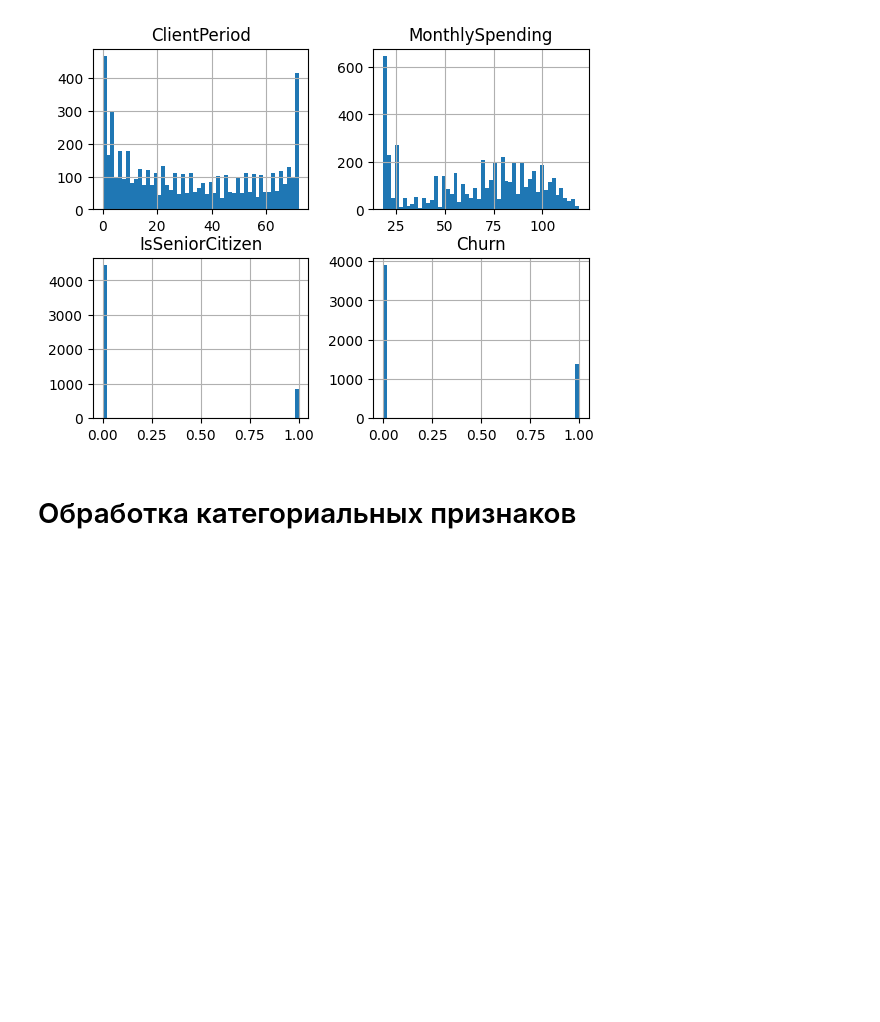
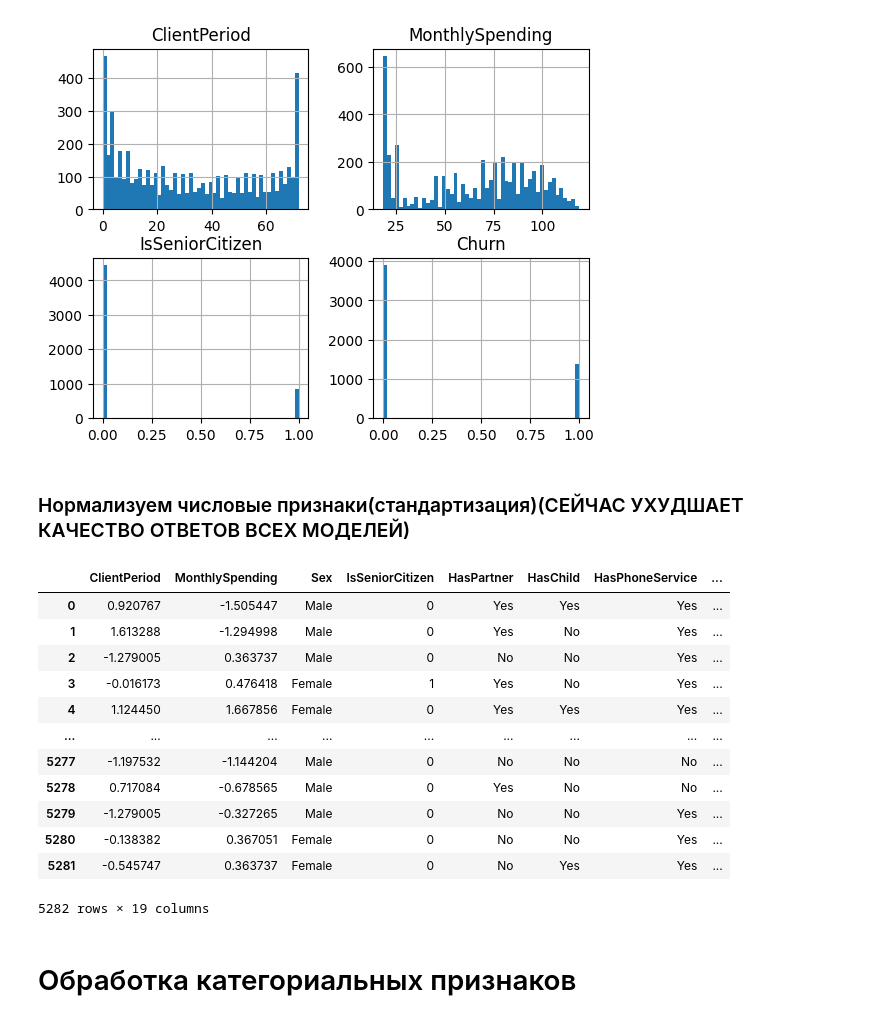
Before and after one commit to Chillibumbik/ML_study, a Jupyter notebook: first_practical_task/classif.ipynb, the cells around one changed output. Saved outputs shown, nothing was run; the diff lists cells and outputs as text; code cells hidden in the pictures; blank space fills up the shorter version.

Commit message:
добавил стандартизацию численных признаков(ухудшает результат)

```diff
--- a/first_practical_task/classif.ipynb
+++ b/first_practical_task/classif.ipynb
@@ -136,6 +136,34 @@ array([[<Axes: title={'center': 'ClientPeriod'}>,
        [<Axes: title={'center': 'IsSeniorCitizen'}>,
         <Axes: title={'center': 'Churn'}>]], dtype=object)
 [figure]
+# %% [markdown]
+### Нормализуем числовые признаки(стандартизация)(СЕЙЧАС УХУДШАЕТ КАЧЕСТВО ОТВЕТОВ ВСЕХ МОДЕЛЕЙ)
+# %%
+from sklearn.preprocessing import StandardScaler
+
+cols_to_scale = train.columns[:2]
+
+scaler = StandardScaler()
+scaled_vals = scaler.fit_transform(train[cols_to_scale])
+
+scaled_df = pd.DataFrame(scaled_vals, columns=cols_to_scale, index=train.index)
+
+train[cols_to_scale] = scaled_df
+train
+# %% [output]
+|  | ClientPeriod | MonthlySpending | Sex | IsSeniorCitizen | HasPartner | HasChild | HasPhoneService | ... |
+| 0 | 0.920767 | -1.505447 | Male | 0 | Yes | Yes | Yes | ... |
+| 1 | 1.613288 | -1.294998 | Male | 0 | Yes | No | Yes | ... |
+| 2 | -1.279005 | 0.363737 | Male | 0 | No | No | Yes | ... |
+| 3 | -0.016173 | 0.476418 | Female | 1 | Yes | No | Yes | ... |
+| 4 | 1.124450 | 1.667856 | Female | 0 | Yes | Yes | Yes | ... |
+| ... | ... | ... | ... | ... | ... | ... | ... | ... |
+| 5277 | -1.197532 | -1.144204 | Male | 0 | No | No | No | ... |
+| 5278 | 0.717084 | -0.678565 | Male | 0 | Yes | No | No | ... |
+| 5279 | -1.279005 | -0.327265 | Male | 0 | No | No | Yes | ... |
+| 5280 | -0.138382 | 0.367051 | Female | 0 | No | No | Yes | ... |
+| 5281 | -0.545747 | 0.363737 | Female | 0 | No | Yes | Yes | ... |
+5282 rows × 19 columns
 # %% [markdown]
 # Обработка категориальных признаков
 # %% [markdown]
```
Also changed, not shown: parts of 2 cells of this notebook.
